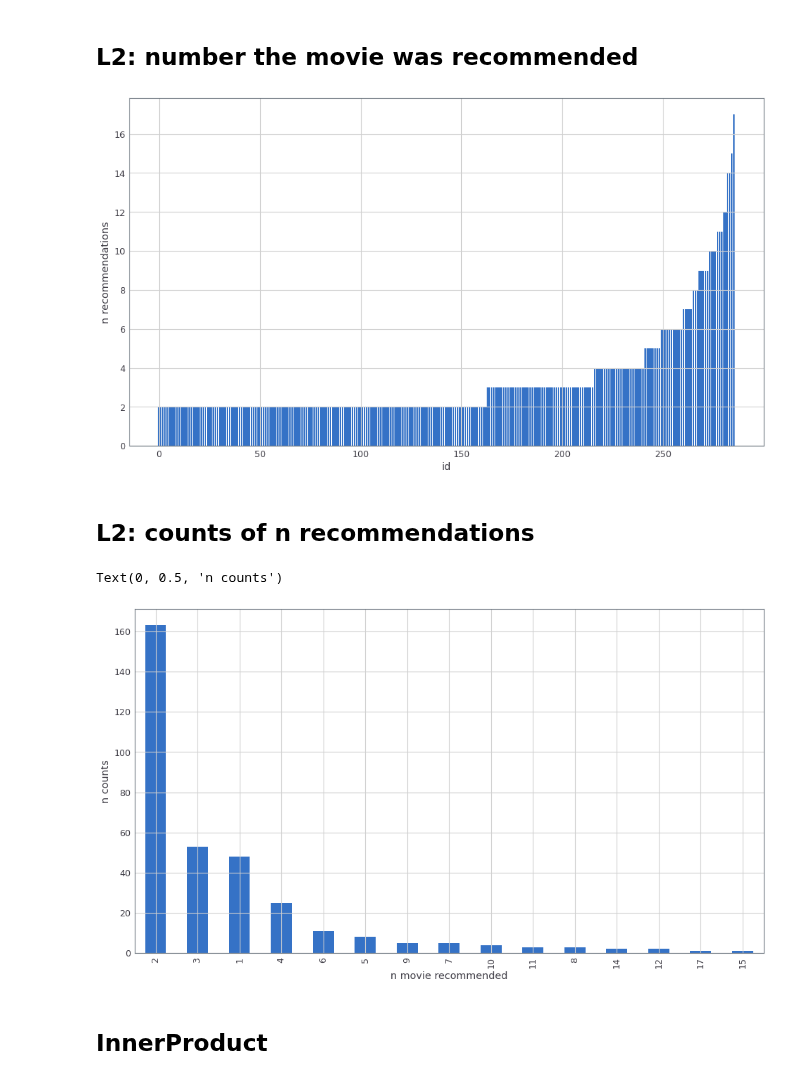
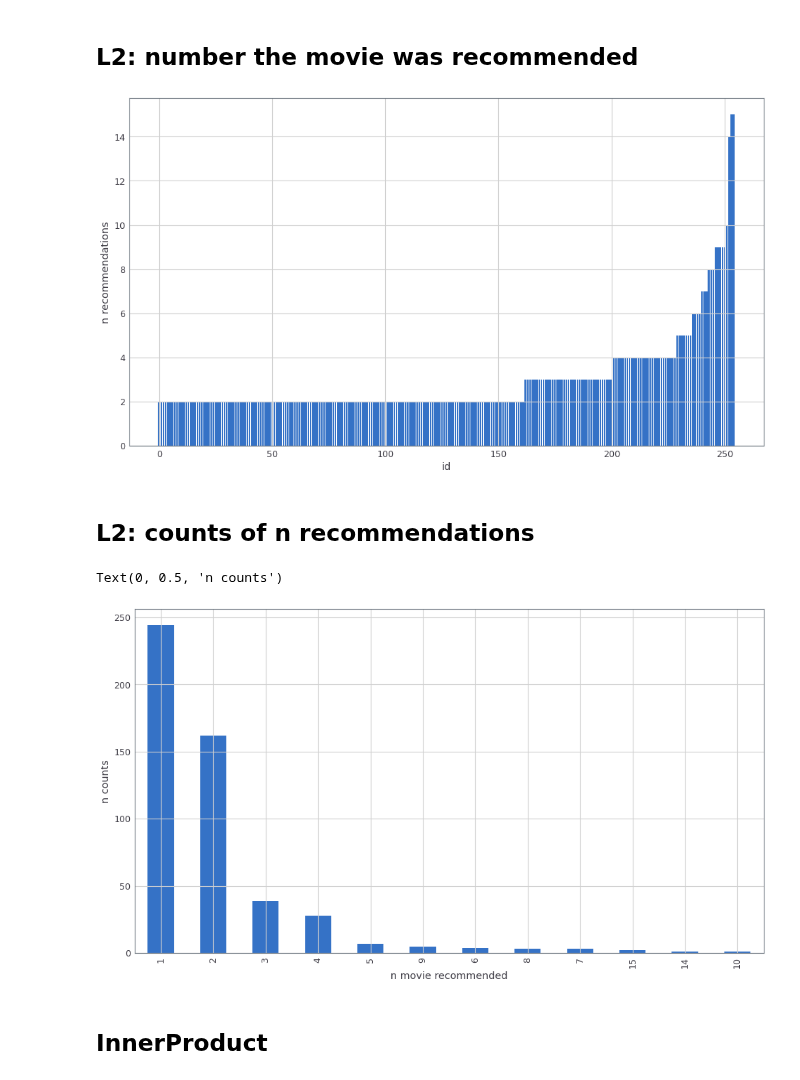
Before and after one commit to awarebayes/RecNN, a Jupyter notebook: examples/[Results]/2. Diversity Test (Indexes).ipynb, the cells around one changed output. Drawn from its saved outputs; the diff is of its cells as text; code cells hidden in the pictures.

```diff
--- a/examples/[Results]/2. Diversity Test (Indexes).ipynb
+++ b/examples/[Results]/2. Diversity Test (Indexes).ipynb
@@ -68,19 +68,19 @@ ddpg_action = ddpg_action[np.random.randint(0, state.size(0), 50)].detach().cpu(
 # %%
 %matplotlib inline
 
-topK = milvus_l2.search(ddpg_action, topk=20)
+topK = milvus_l2.search(ddpg_action, topk=20).id(cuda).cpu()
 uniques, counts = np.unique(topK, return_counts=True)
 
 plt.figure(figsize=(16,9))
 # p.s. expluding one
 ax = plt.subplot()
 ax.bar(range(len(counts[counts>1])), sorted(counts[counts>1]))
 ax.set_xlabel("id")
 ax.set_ylabel("n recommendations")
 
 l2_ddpg = counts
 # %% [output]
-[figure, old version]
+[figure, new version]
 # %% [markdown]
 ## L2: counts of n recommendations
 # %%
@@ -89,7 +89,7 @@ ax.set_xlabel("n movie recommended")
 ax.set_ylabel("n counts")
 # %% [output]
 Text(0, 0.5, 'n counts')
-[figure, old version]
+[figure, new version]
 # %% [markdown]
 ## InnerProduct
 # %%
```
Also changed, not shown: parts of 11 cells of this notebook, 8 other files.
